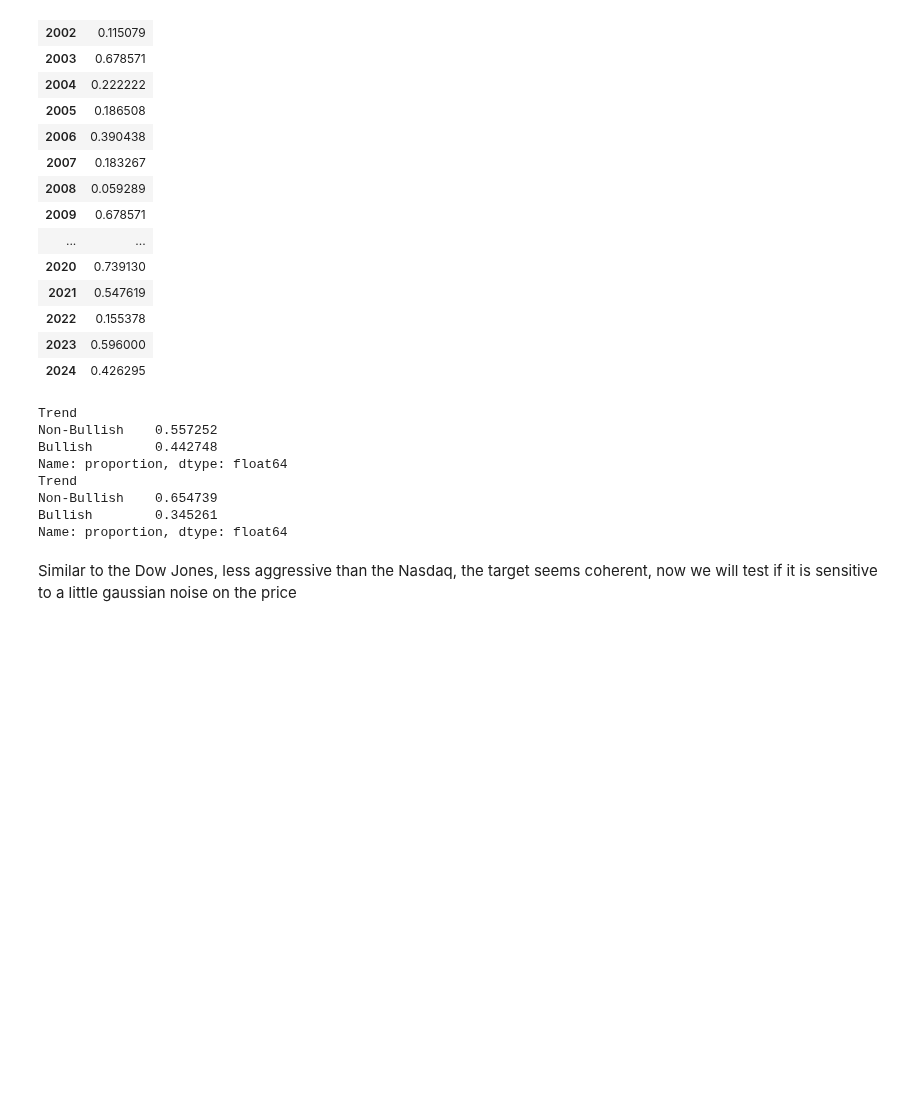
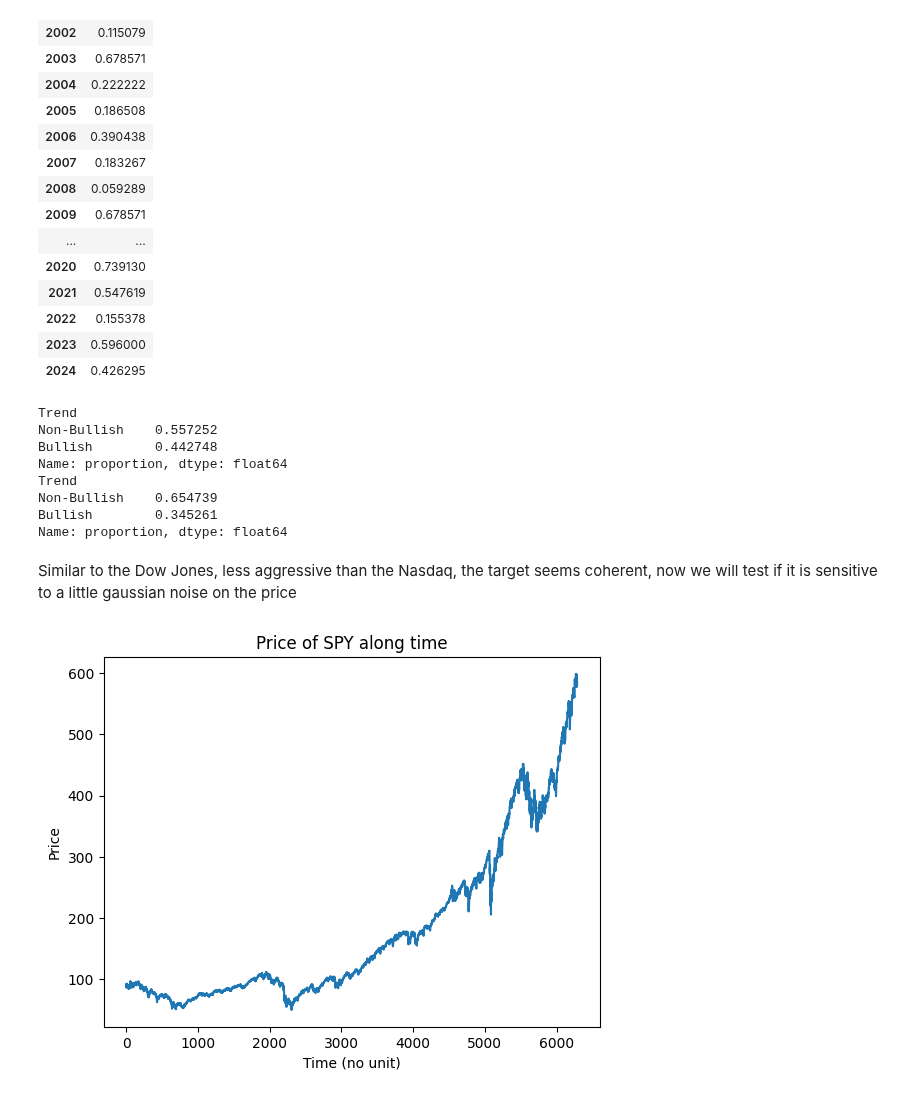
Before and after one commit to Bissapinho/Trend-classifier, a Jupyter notebook: notebooks/target_testing.ipynb, the cells around one changed output. Saved outputs shown, nothing was run; the diff lists cells and outputs as text; code cells hidden in the pictures; blank space fills up the shorter version.

Commit message:
Gaussian noise

```diff
--- a/notebooks/target_testing.ipynb
+++ b/notebooks/target_testing.ipynb
@@ -95,3 +95,31 @@ Bullish        0.345261
 Name: proportion, dtype: float64
 # %% [markdown]
 Similar to the Dow Jones, less aggressive than the Nasdaq, the target seems coherent, now we will test if it is sensitive to a little gaussian noise on the price
+# %%
+import matplotlib.pyplot as plt
+import numpy as np
+
+plt.title('Price of SPY along time')
+plt.xlabel('Time (no unit)')
+plt.ylabel('Price')
+plt.plot(df1['Close'])
+
+
+#Add gaussian noise
+
+def add_gaussian(df: pd.DataFrame, mu = 0, sigma = 0.1):
+
+    df1 = df.copy()
+
+    rng = np.random.default_rng()
+    s = rng.normal(mu, sigma, df1['Close'].size)
+    df1['Close'] = df1['Close'] + s
+
+    return df1['Close']
+
+gaussian_prices = add_gaussian(df1)
+
+fig, axes = plt.subplots(1, 2)
+axes[0]
+# %% [output]
+[figure, added]
```
Also changed, not shown: parts of 2 cells of this notebook.
